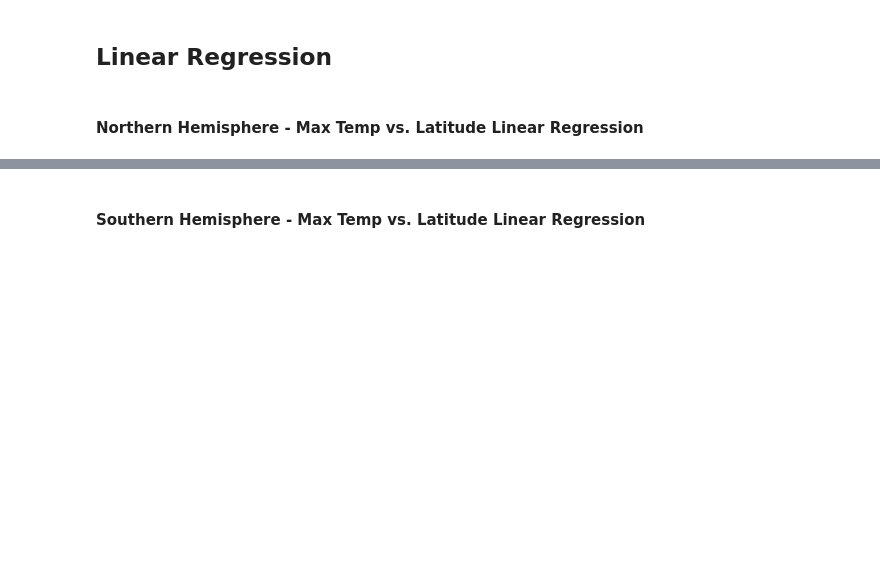
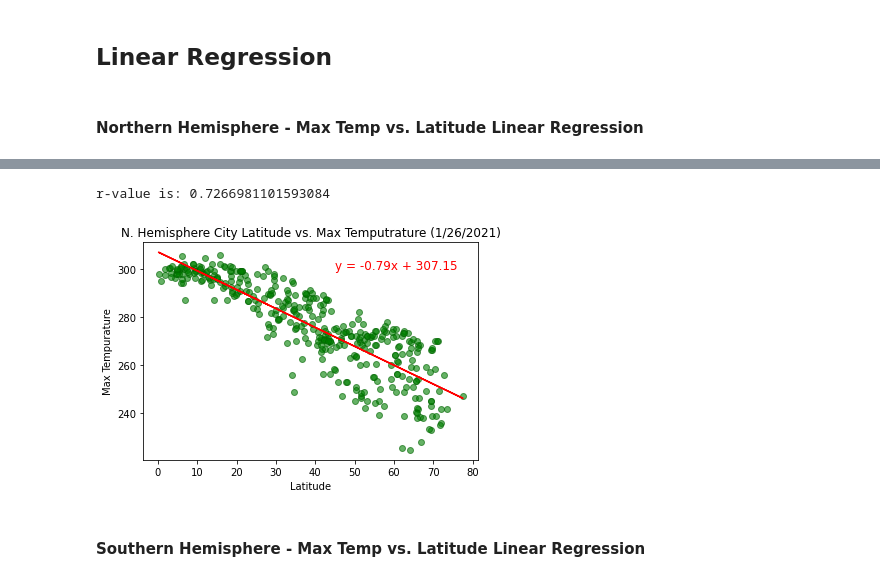
Before and after one commit to andrewneher/python-api-challenge, a Jupyter notebook: WeatherPy/ANeher_WeatherPy.ipynb, the cells around one changed output, grey strips where cells are left out. Saved outputs shown, nothing was run; the diff lists cells and outputs as text; code cells hidden in the pictures; blank space fills up the shorter version.

```diff
--- a/WeatherPy/ANeher_WeatherPy.ipynb
+++ b/WeatherPy/ANeher_WeatherPy.ipynb
@@ -212,4 +213,7 @@ plt.grid(True)
 # %% [markdown]
 ## Linear Regression
+# %%
+n_hem = city_df[city_df['lat'] > 0 ]
+s_hem = city_df[city_df['lat'] < 0 ]
 # %% [markdown]
 ####  Northern Hemisphere - Max Temp vs. Latitude Linear Regression
@@ -220,2 +220,20 @@ The r-value is: 0.46937863826630627
+# %%
+xv1 = n_hem['lat']
+yv1 = n_hem['max_temp']
+(slope, intercept, rvalue, pvalue, stderr) =linregress(xv1, yv1)
+regress = xv1 * slope + intercept
+# %%
+line_eq = "y = " + str(round(slope,2)) + "x + " + str(round(intercept,2))
+plt.scatter(xv1, yv1, color="g", alpha = .6, edgecolors='darkgreen')
+plt.plot(xv1,regress, "r-")
+plt.annotate(line_eq,(45,300), fontsize=12, color="r")
+plt.xlabel("Latitude")
+plt.ylabel("Max Tempurature")
+plt.title("N. Hemisphere City Latitude vs. Max Temputrature (1/26/2021)")
+print(f"r-value is: {rvalue**2}")
+plt.savefig("output_data/N_HEM_lat_temp.png")
+# %% [output]
+r-value is: 0.7266981101593084
+[figure, added]
 # %% [markdown]
 ####  Southern Hemisphere - Max Temp vs. Latitude Linear Regression
```
Also changed, not shown: parts of 28 cells of this notebook, 12 other files.
